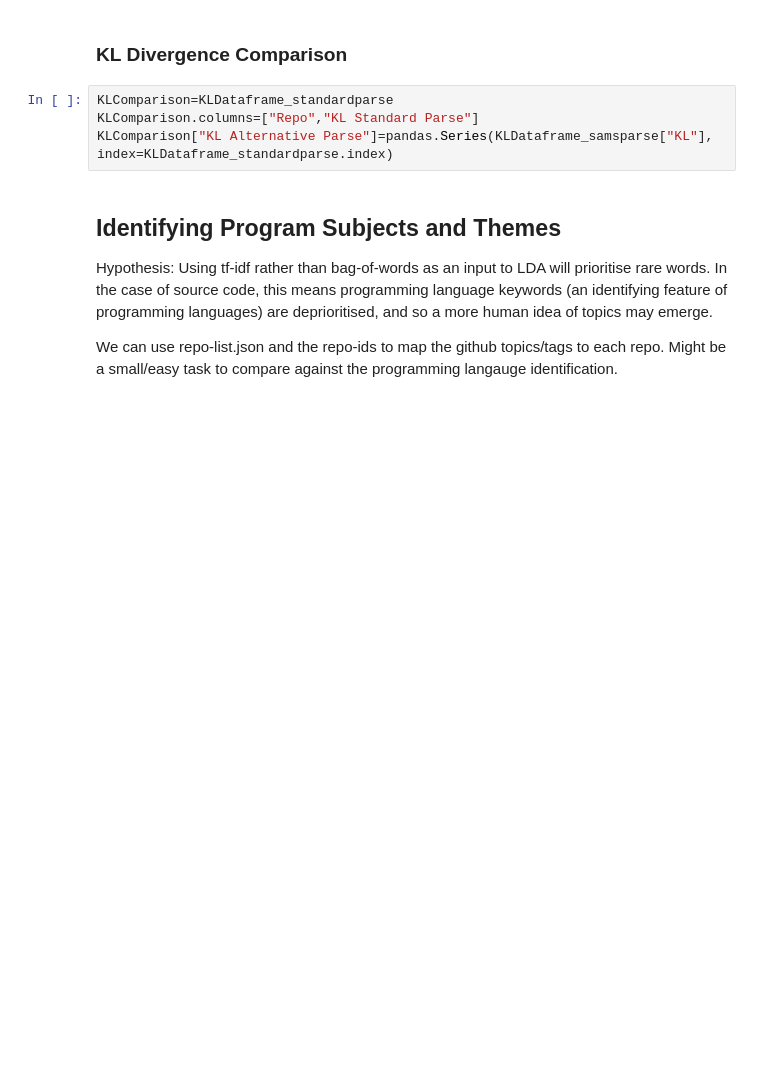
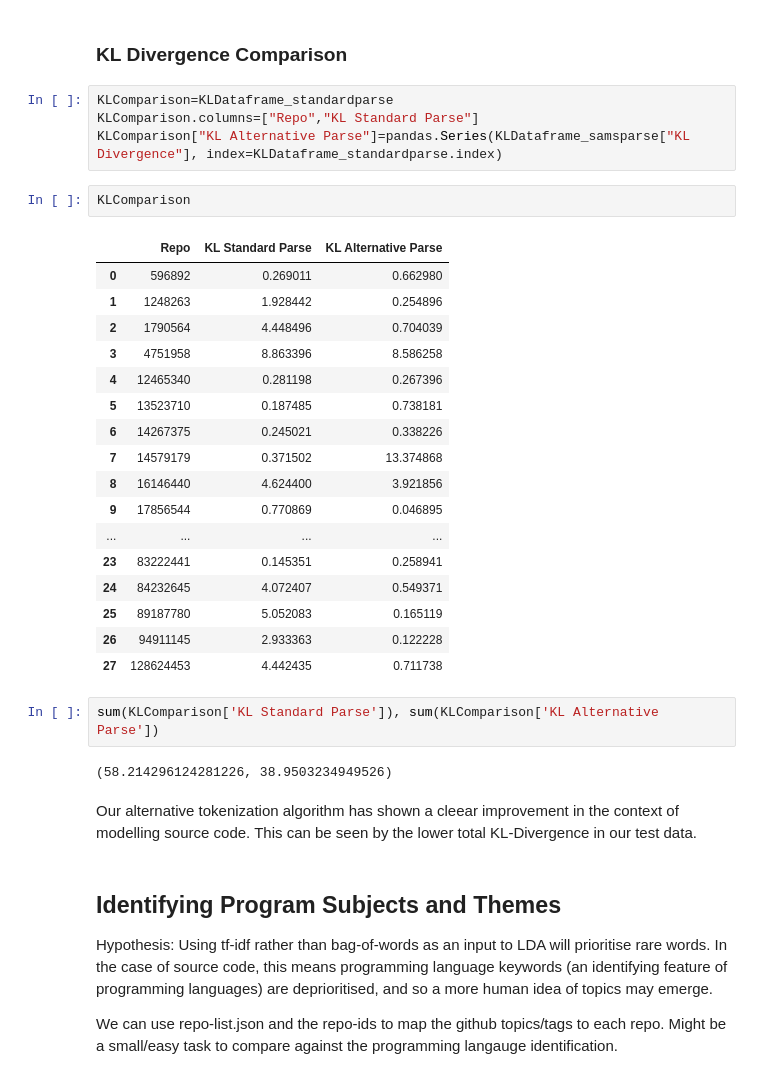
Before and after one commit to SJames528/data-science-toolbox-4, a Jupyter notebook: project/report.ipynb, the cells around one changed output. Cells and saved outputs as stored; diff of their text form; blank space fills up the shorter version.

```diff
--- a/project/report.ipynb
+++ b/project/report.ipynb
@@ -830,7 +861,33 @@ KLDataframe_samsparse
 # %%
 KLComparison=KLDataframe_standardparse
 KLComparison.columns=["Repo","KL Standard Parse"]
-KLComparison["KL Alternative Parse"]=pandas.Series(KLDataframe_samsparse["KL"], index=KLDataframe_standardparse.index)
+KLComparison["KL Alternative Parse"]=pandas.Series(KLDataframe_samsparse["KL Divergence"], index=KLDataframe_standardparse.index)
+# %%
+KLComparison
+# %% [output]
+|  | Repo | KL Standard Parse | KL Alternative Parse |
+| 0 | 596892 | 0.269011 | 0.662980 |
+| 1 | 1248263 | 1.928442 | 0.254896 |
+| 2 | 1790564 | 4.448496 | 0.704039 |
+| 3 | 4751958 | 8.863396 | 8.586258 |
+| 4 | 12465340 | 0.281198 | 0.267396 |
+| 5 | 13523710 | 0.187485 | 0.738181 |
+| 6 | 14267375 | 0.245021 | 0.338226 |
+| 7 | 14579179 | 0.371502 | 13.374868 |
+| 8 | 16146440 | 4.624400 | 3.921856 |
+| 9 | 17856544 | 0.770869 | 0.046895 |
+| ... | ... | ... | ... |
+| 23 | 83222441 | 0.145351 | 0.258941 |
+| 24 | 84232645 | 4.072407 | 0.549371 |
+| 25 | 89187780 | 5.052083 | 0.165119 |
+| 26 | 94911145 | 2.933363 | 0.122228 |
+| 27 | 128624453 | 4.442435 | 0.711738 |
+# %%
+sum(KLComparison['KL Standard Parse']), sum(KLComparison['KL Alternative Parse'])
+# %% [output]
+(58.214296124281226, 38.9503234949526)
+# %% [markdown]
+Our alternative tokenization algorithm has shown a cleear improvement in the context of modelling source code. This can be seen by the lower total KL-Divergence in our test data.
 # %% [markdown]
 ## Identifying Program Subjects and Themes
 
```
Also changed, not shown: parts of 32 cells of this notebook.
